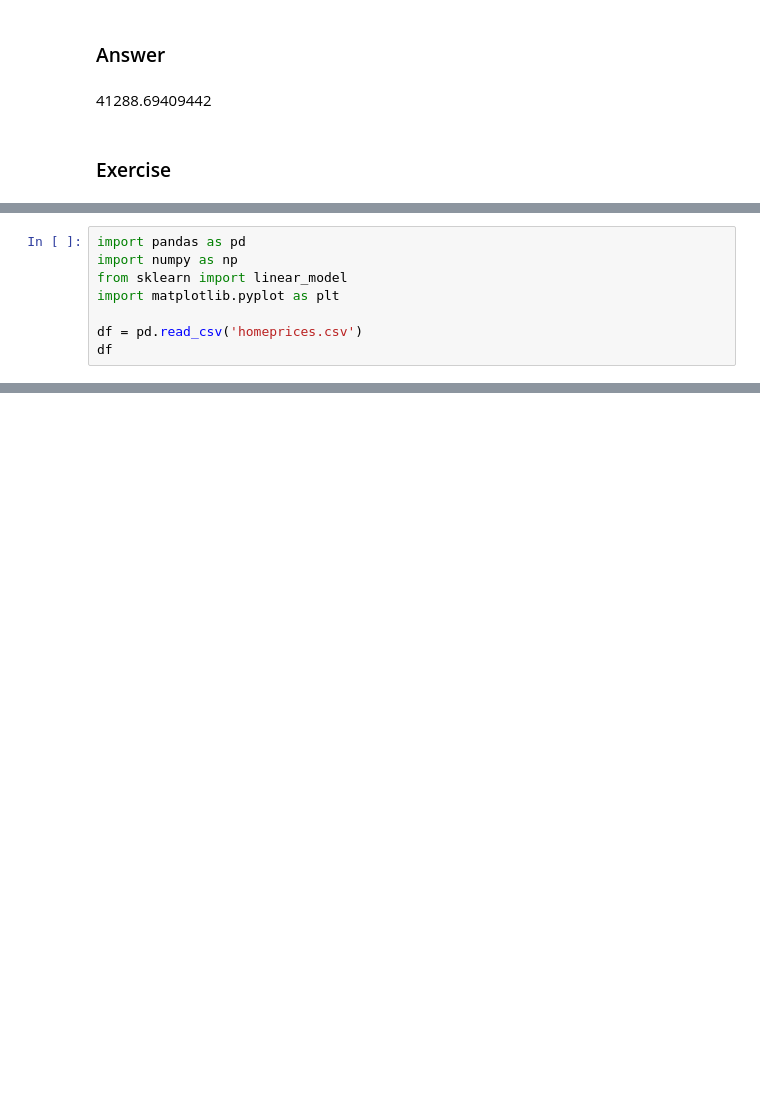
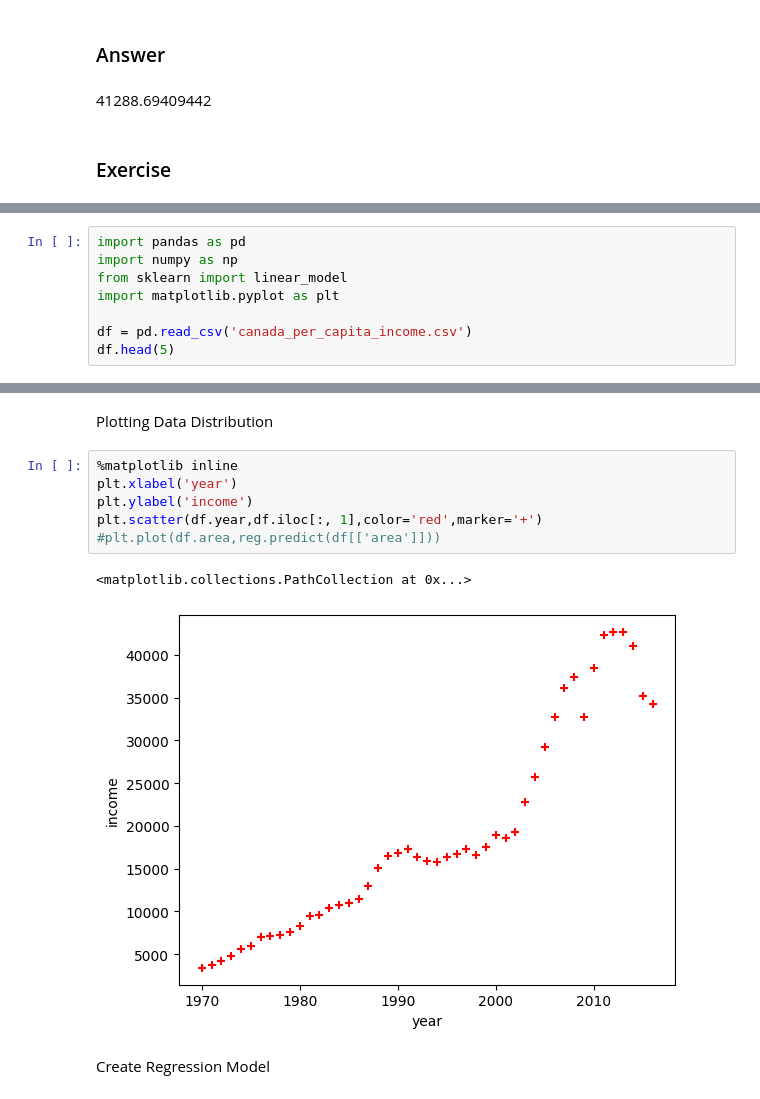
Before and after one commit to ssfatemi/DL-ML-Tutorial, a Jupyter notebook: ML-python/1-regression-one-variable/Linear_regression.ipynb, the cells around one changed output, grey strips where cells are left out. Cells and saved outputs as stored; diff of their text form; blank space fills up the shorter version.

```diff
--- a/ML-python/1-regression-one-variable/Linear_regression.ipynb
+++ b/ML-python/1-regression-one-variable/Linear_regression.ipynb
@@ -137,6 +139,6 @@ import numpy as np
 from sklearn import linear_model
 import matplotlib.pyplot as plt
 
-df = pd.read_csv('homeprices.csv')
-df
+df = pd.read_csv('canada_per_capita_income.csv')
+df.head(5)
 # %% [output]
@@ -143,0 +151,13 @@ FileNotFoundError: [Errno 2] No such file or directory: 'homeprices.csv'
+# %% [markdown]
+Plotting Data Distribution
+# %%
+%matplotlib inline
+plt.xlabel('year')
+plt.ylabel('income')
+plt.scatter(df.year,df.iloc[:, 1],color='red',marker='+')
+#plt.plot(df.area,reg.predict(df[['area']]))
+# %% [output]
+<matplotlib.collections.PathCollection at 0x...>
+[figure, added]
+# %% [markdown]
+Create Regression Model
```
Also changed, not shown: parts of 5 cells of this notebook.
